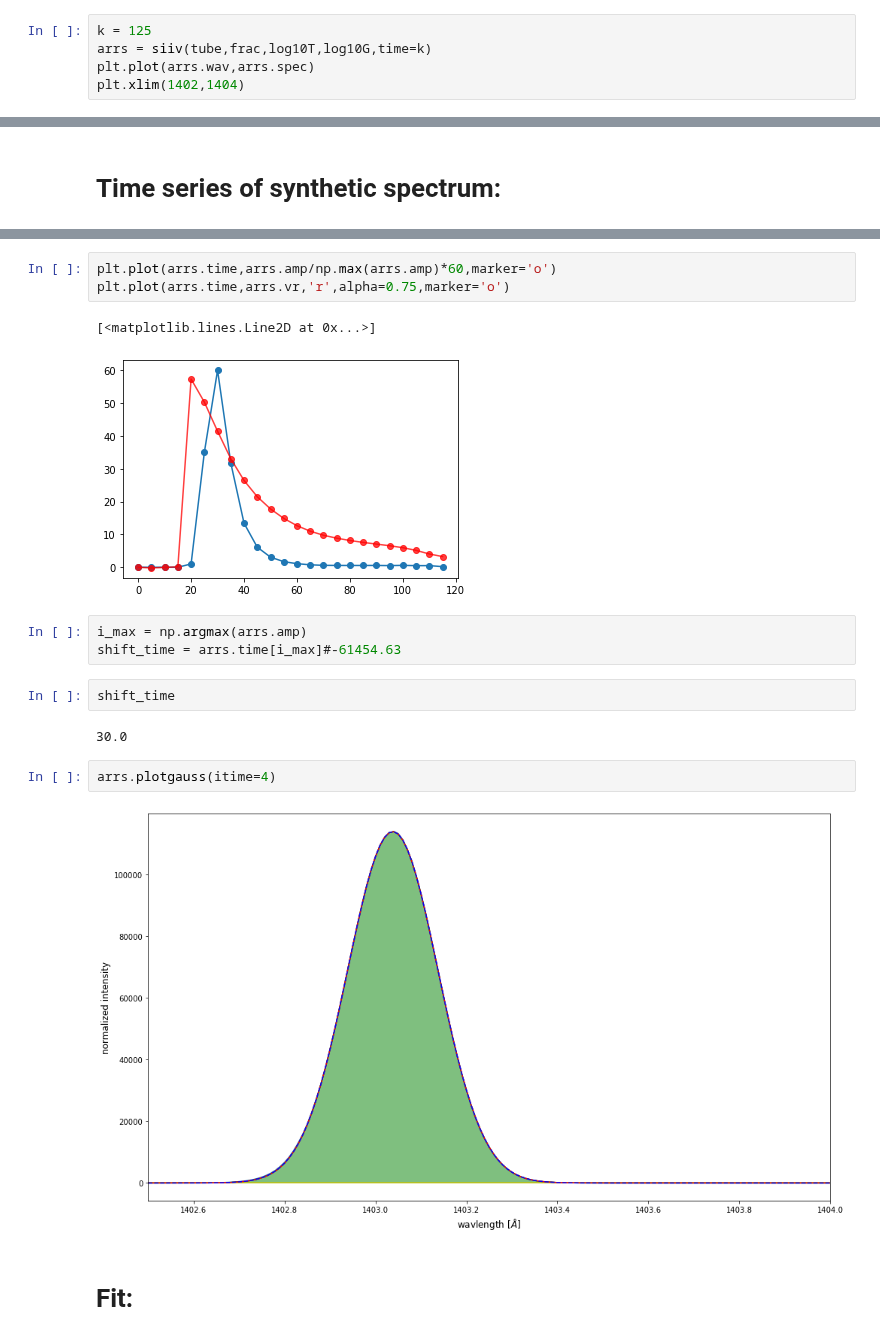
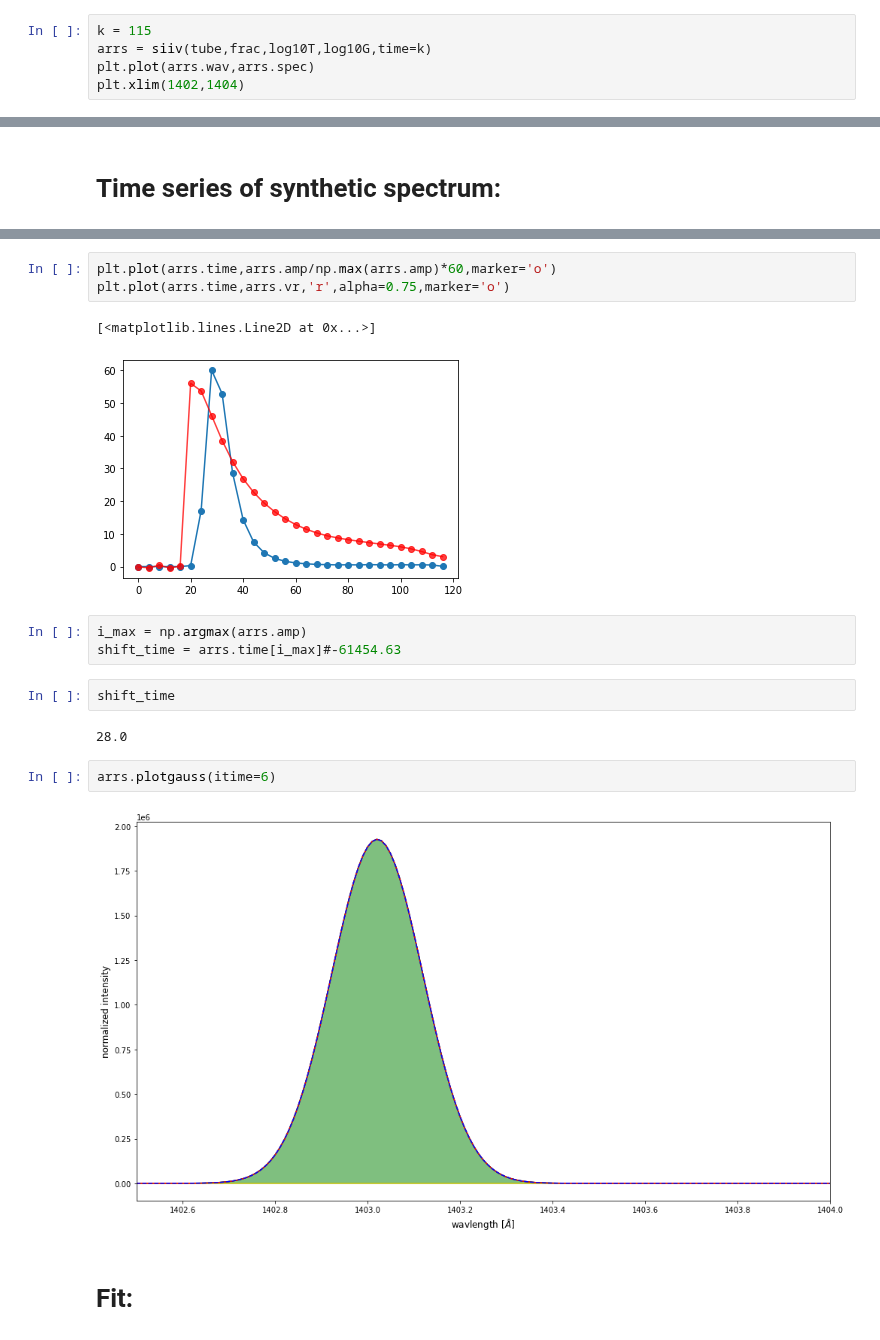
Before and after one commit to wilashfie/synth_spec, a Jupyter notebook: ebtel/ebtelI_h373.ipynb, the cells around one changed output, grey strips where cells are left out. Drawn from its saved outputs; the diff is of its cells as text.

```diff
--- a/ebtel/ebtelI_h373.ipynb
+++ b/ebtel/ebtelI_h373.ipynb
@@ -21,7 +21,7 @@ log10T,log10G = np.loadtxt('/Users/WilliamHenryAshfieldIV/dat/goft_1403.dat.txt'
 t_n = tube.tarr.shape[0] - 1 # len of tube in time (in steps of 0.1s)
 line = 1402.77
 # %%
-k = 125
+k = 115
 arrs = siiv(tube,frac,log10T,log10G,time=k)
 plt.plot(arrs.wav,arrs.spec)
 plt.xlim(1402,1404)
@@ -70,18 +70,18 @@ plt.plot(arrs.time,arrs.amp/np.max(arrs.amp)*60,marker='o')
 plt.plot(arrs.time,arrs.vr,'r',alpha=0.75,marker='o')
 # %% [output]
 [<matplotlib.lines.Line2D at 0x...>]
-[figure, old version]
+[figure, new version]
 # %%
 i_max = np.argmax(arrs.amp)
 shift_time = arrs.time[i_max]#-61454.63
 # %%
 shift_time
 # %% [output]
-30.0
+28.0
 # %%
-arrs.plotgauss(itime=4)
+arrs.plotgauss(itime=6)
 # %% [output]
-[figure, old version]
+[figure, new version]
 # %% [markdown]
 # Fit:
 # %%
```
Also changed, not shown: parts of 24 cells of this notebook.
